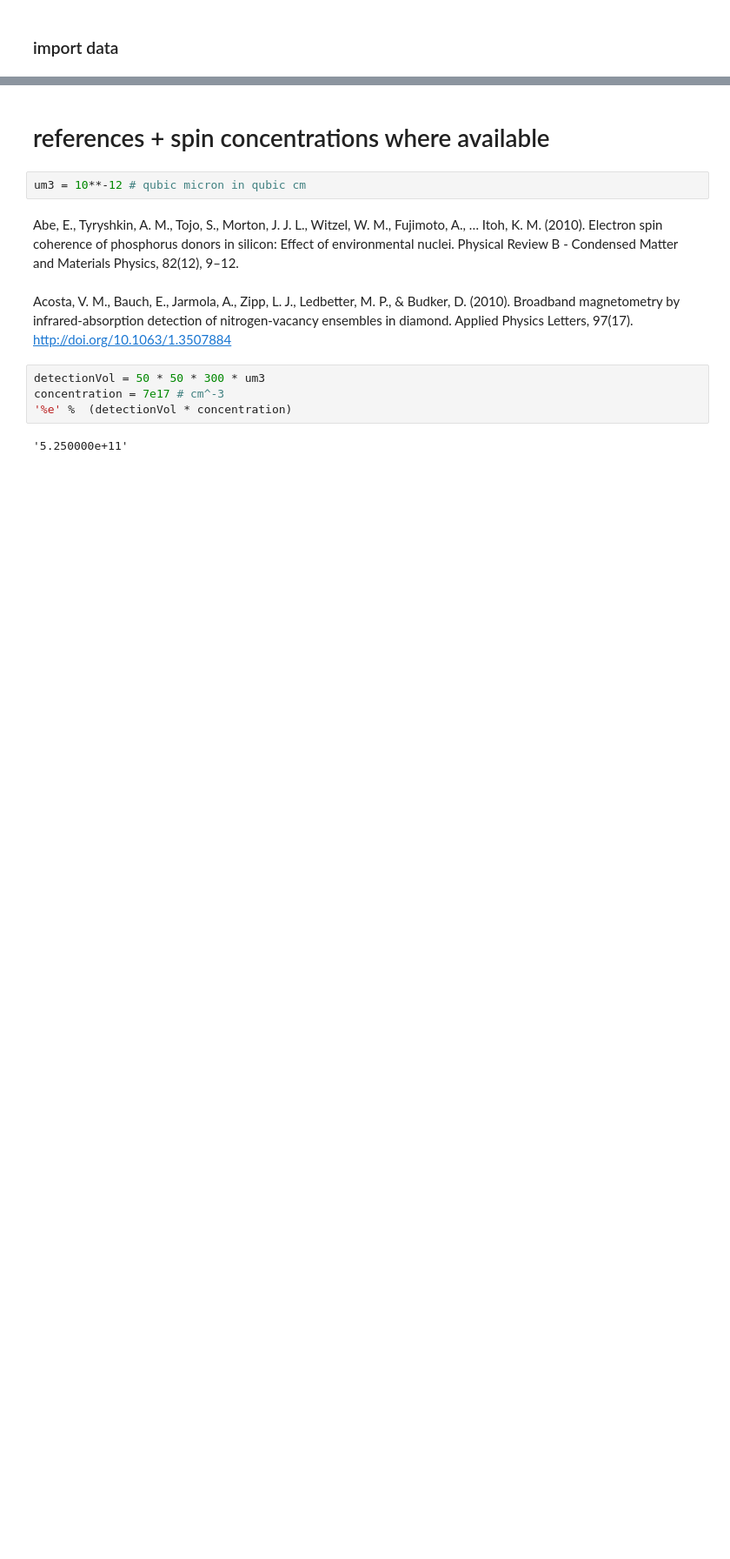
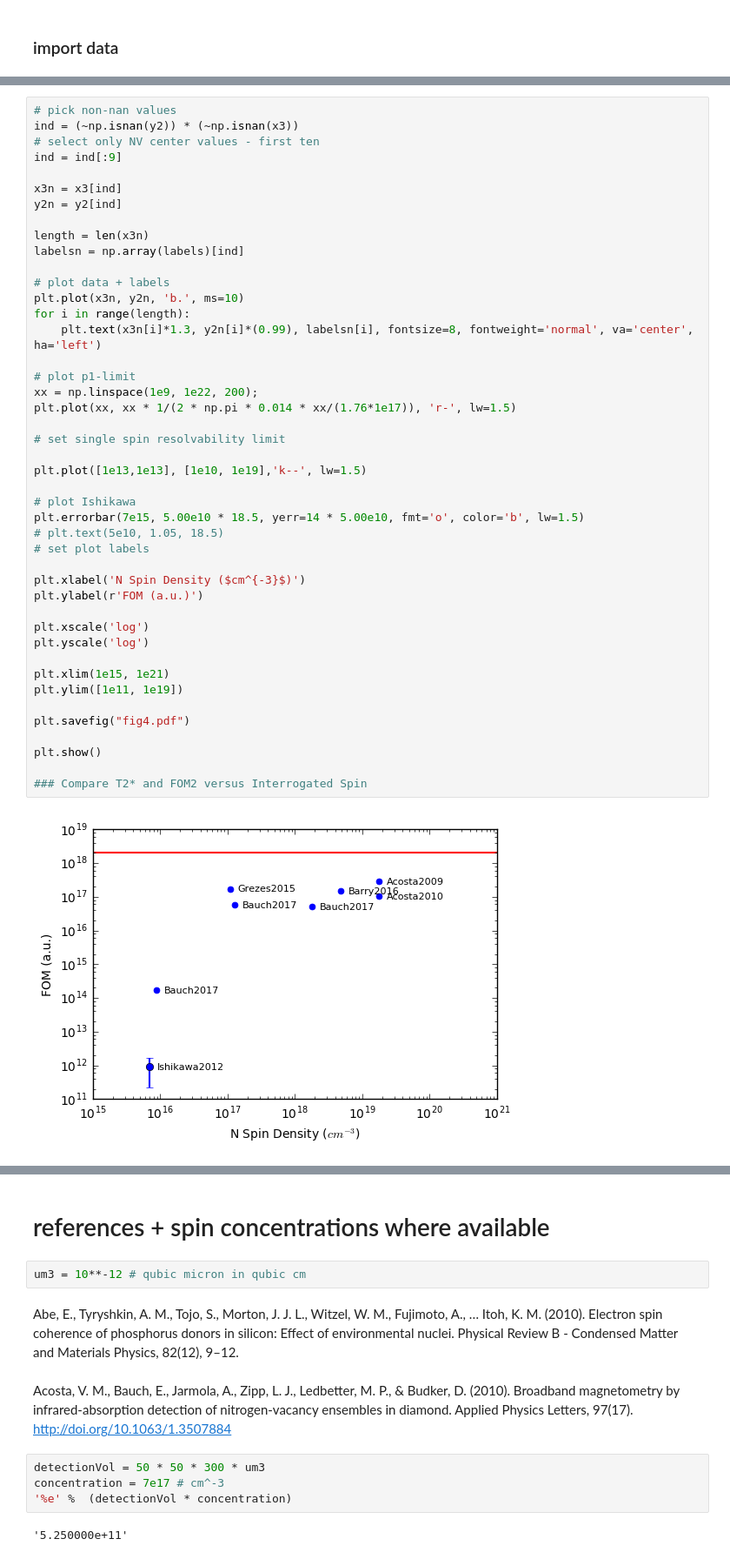
Before and after one commit to ebauch/NV_data, a Jupyter notebook: T2star_survey.ipynb, the cells around one changed output, grey strips where cells are left out. Shown: that part at 87% size. Drawn from its saved outputs; the diff is of its cells as text; blank space fills up the shorter version.

```diff
--- a/T2star_survey.ipynb
+++ b/T2star_survey.ipynb
@@ -88,0 +228,46 @@ plt.show()
+# %%
+# pick non-nan values
+ind = (~np.isnan(y2)) * (~np.isnan(x3))
+# select only NV center values - first ten
+ind = ind[:9]
+
+x3n = x3[ind]
+y2n = y2[ind]
+
+length = len(x3n)
+labelsn = np.array(labels)[ind]
+
+# plot data + labels
+plt.plot(x3n, y2n, 'b.', ms=10)
+for i in range(length):
+    plt.text(x3n[i]*1.3, y2n[i]*(0.99), labelsn[i], fontsize=8, fontweight='normal', va='center', ha='left')
+
+# plot p1-limit
+xx = np.linspace(1e9, 1e22, 200);
+plt.plot(xx, xx * 1/(2 * np.pi * 0.014 * xx/(1.76*1e17)), 'r-', lw=1.5)
+
+# set single spin resolvability limit
+
+plt.plot([1e13,1e13], [1e10, 1e19],'k--', lw=1.5)
+
+# plot Ishikawa
+plt.errorbar(7e15, 5.00e10 * 18.5, yerr=14 * 5.00e10, fmt='o', color='b', lw=1.5)
+# plt.text(5e10, 1.05, 18.5)
+# set plot labels
+
+plt.xlabel('N Spin Density ($cm^{-3}$)')
+plt.ylabel(r'FOM (a.u.)')
+
+plt.xscale('log')
+plt.yscale('log')
+
+plt.xlim(1e15, 1e21)
+plt.ylim([1e11, 1e19])
+
+plt.savefig("fig4.pdf")
+
+plt.show()
+
+### Compare T2* and FOM2 versus Interrogated Spin
+# %% [output]
+[figure, added]
```
Also changed, not shown: parts of 18 cells of this notebook, 9 other files.
